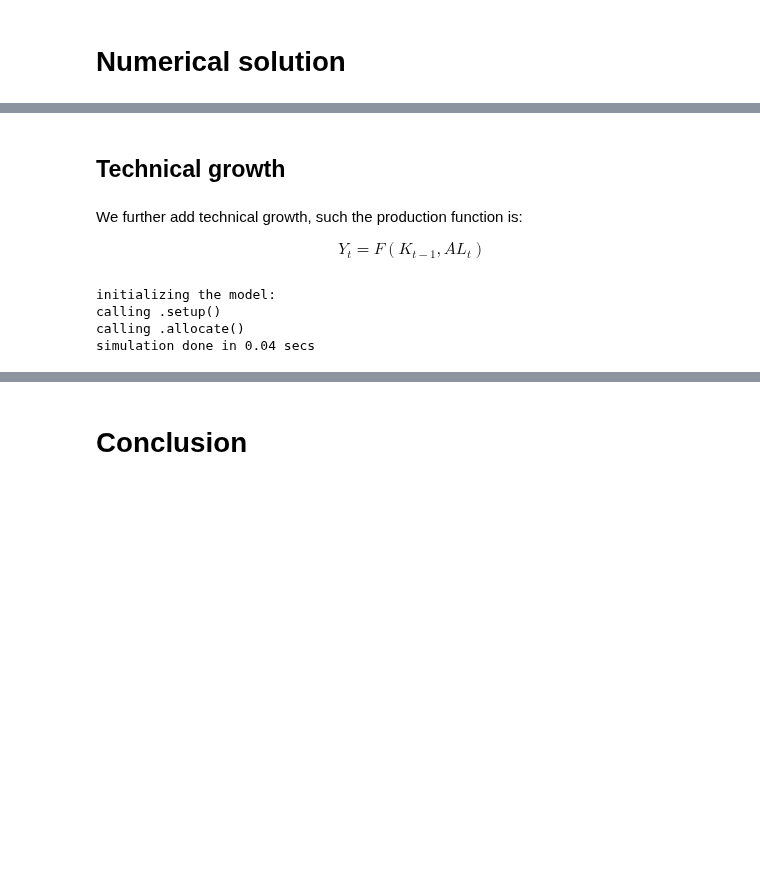
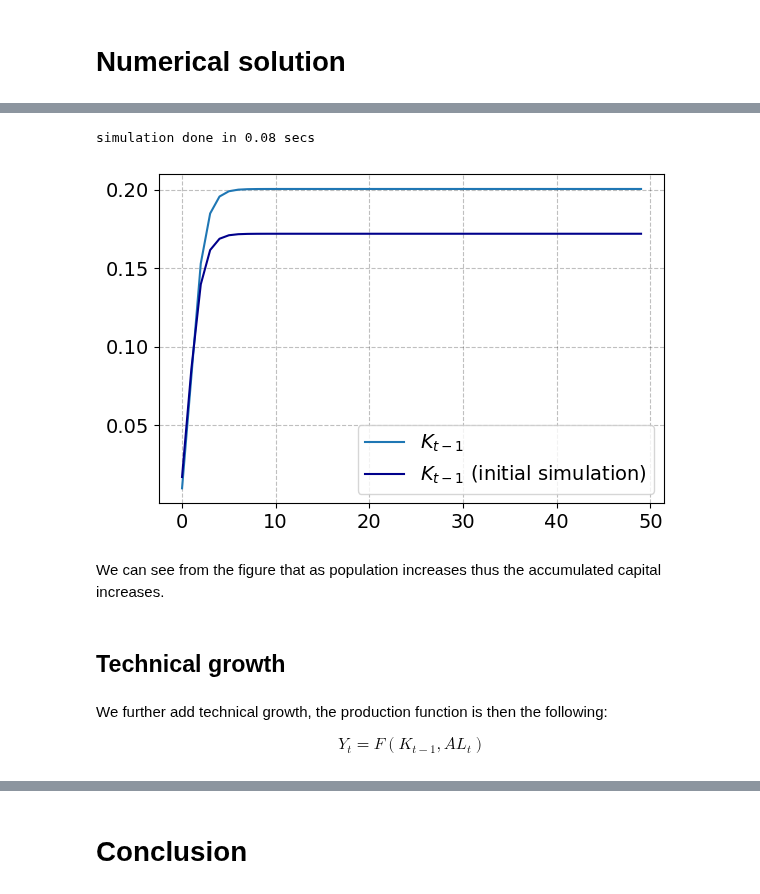
Before and after one commit to NumEconCopenhagen/projects-2023-cbjk, a Jupyter notebook: modelproject/modelproject.ipynb, the cells around one changed output, grey strips where cells are left out. Saved outputs shown, nothing was run; the diff lists cells and outputs as text; code cells hidden in the pictures; blank space fills up the shorter version.

```diff
--- a/modelproject/modelproject.ipynb
+++ b/modelproject/modelproject.ipynb
@@ -121,53 +234,37 @@ K_lag_pop = model1.sim.K_lag
+# %%
+# a. call the class and set par and sim
+model1 = OLGModelClass()
+par = model1.par
+sim = model1.sim
+
+# b. initial capital stock
+par.K_lag_ini = 0.01
+
+# c. production
+par.production_function = 'cobb-douglas'
+
+# d. government
+sim.balanced_budget[:] = True
+
+# e. population growth
+par.n = 1.1
+
+# f. simulate model
+model1.simulate()
+
+# g. plot using function
+plot_K(K_lag = model1.sim.K_lag, K_lag_int = K_lag_int)
+
+# h. save K_lag for comparison
+K_lag_pop = model1.sim.K_lag
+# %% [output]
+simulation done in 0.08 secs
+[figure, added]
+# %% [markdown]
+We can see from the figure that as population increases thus the accumulated capital increases.
 # %% [markdown]
 ## Technical growth
 # %% [markdown]
-We further add technical growth, such the production function is:
+We further add technical growth, the production function is then the following:
 
 $$ Y_t = F(K_{t-1}, AL_t)$$
-# %%
-model2 = OLGModelClass()
-par = model2.par # SimpeNamespace
-sim = model2.sim # SimpeNamespace
-
-# a. production
-par.production_function = 'cobb-douglas'
-par.theta = 0.0
-
-# b. households
-par.sigma = 1.0
-
-# c. government
-par.tau_w = 0.0
-par.tau_r = 0.0
-sim.balanced_budget[:] = True # G changes to achieve this
-
-# d. population growth
-par.n = 0.1
-par.n = 1.1
-
-# e. initial values
-K_ss = ((1-par.alpha)/((1+1.0/par.beta)))**(1/(1-par.alpha))
-par.K_lag_ini = 0.1*K_ss
-
-
-s_g = 0.41
-
-# a. initialize
-sim.K_lag[0] = par.K_lag_ini
-sim.B_lag[0] = par.B_lag_ini
-
-simulate_before_s(par,sim, t=0, pop = True, At = True)
-simulate_after_s(par,sim, s=s_g, t=0, pop = True, At = True)
-simulate_before_s(par,sim, t=1, pop = True, At = True)
-
-s_min,s_max = find_s_bracket(par,sim,t=0)
-
-obj = lambda s: calc_euler_error(s,par,sim,t=0)
-result = optimize.root_scalar(obj,bracket=(s_min,s_max),method='bisect')
-
-model1.simulate()
-# %% [output]
-initializing the model:
-calling .setup()
-calling .allocate()
-simulation done in 0.04 secs
```
Also changed, not shown: parts of 46 cells of this notebook, 1 other file.
